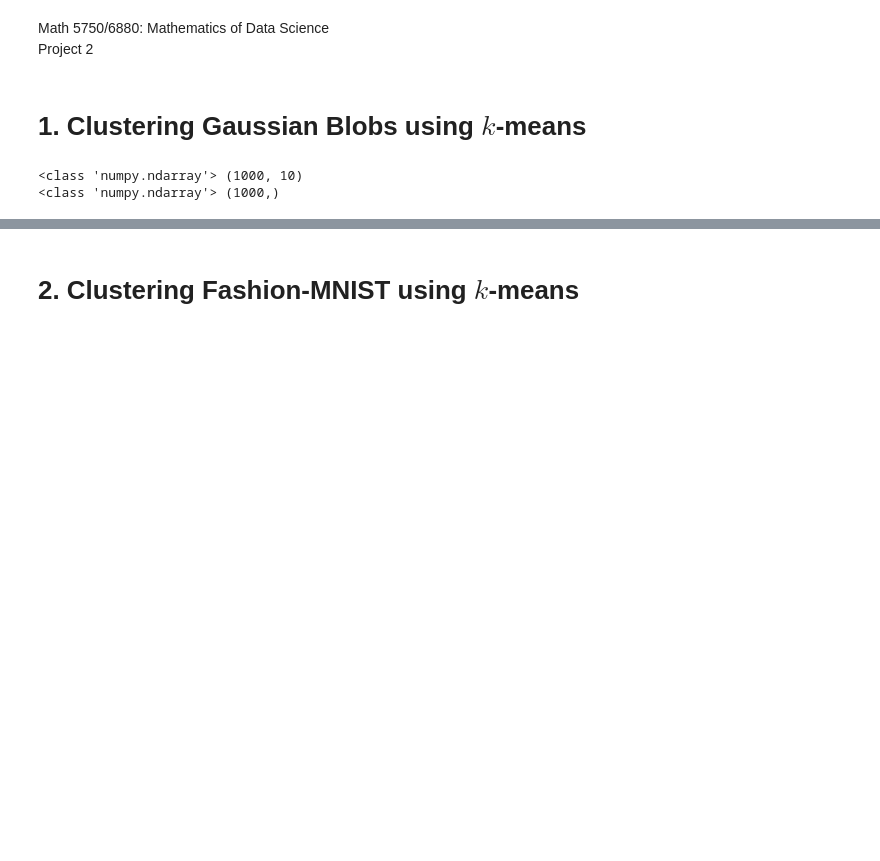
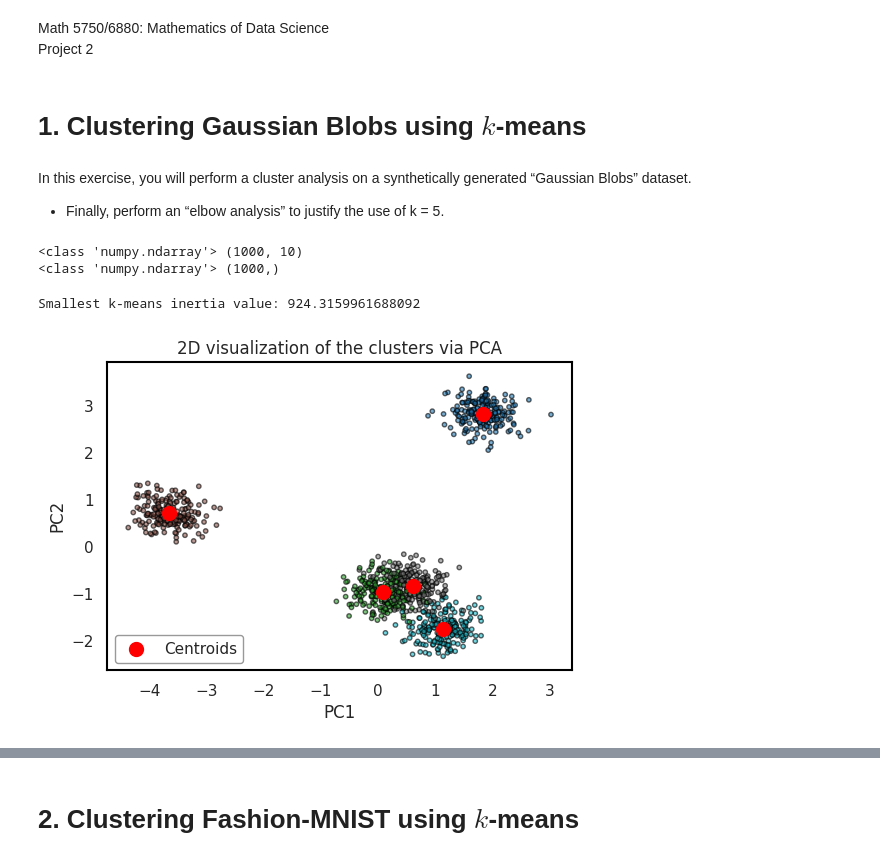
Before and after one commit to kayleepho/MATH-5750-Project-2, a Jupyter notebook: project2.ipynb, the cells around one changed output, grey strips where cells are left out. Saved outputs shown, nothing was run; the diff lists cells and outputs as text; code cells hidden in the pictures; blank space fills up the shorter version.

```diff
--- a/project2.ipynb
+++ b/project2.ipynb
@@ -3,5 +3,8 @@ Math 5750/6880: Mathematics of Data Science \
 Project 2
 # %% [markdown]
 # 1. Clustering Gaussian Blobs using $k$-means
+# %% [markdown]
+In this exercise, you will perform a cluster analysis on a synthetically generated “Gaussian Blobs” dataset.
+- Finally, perform an “elbow analysis” to justify the use of k = 5.
 # %%
 import numpy as np
@@ -26,0 +34,40 @@ print(type(y_true),y_true.shape)
+# %%
+# Perform a k-means cluster analysis with k = 5. Report the smallest k-means inertia value.
+kmeans = KMeans(n_clusters=5, n_init=50, random_state=1).fit(X)
+print("Smallest k-means inertia value:", kmeans.inertia_)
+# %% [output]
+Smallest k-means inertia value: 924.3159961688092
+# %%
+# Make a 2D visualization of the clusters via PCA
+# Including both the clusters (colored by cluster) and the cluster centers.
+# Reduce data to 2D for visualization
+pca = PCA(n_components=2)
+X_pca = pca.fit_transform(X)
+centers_pca = pca.transform(kmeans.cluster_centers_)
+
+# Plot the clusters and cluster centers
+plt.figure(figsize=(6,4), facecolor="white")
+ax = plt.gca()
+ax.set_facecolor("white")
+
+for spine in ax.spines.values():
+    spine.set_edgecolor("black")
+    spine.set_linewidth(1.5)
+
+# Plot data points
+plt.scatter(X_pca[:,0], X_pca[:,1], c=kmeans.labels_,
+            cmap="tab10", s=10, edgecolor="black", alpha=0.6)
+
+# Plot red dot centroids
+plt.scatter(
+    centers_pca[:,0], centers_pca[:,1],
+    c="red", s=90, marker="o", linewidth=1.5, label="Centroids"
+)
+
+plt.title("2D visualization of the clusters via PCA")
+plt.legend(loc="lower left", facecolor="white", edgecolor="gray")
+plt.xlabel("PC1")
+plt.ylabel("PC2")
+plt.show()
+# %% [output]
+[figure, added]
```
Also changed, not shown: parts of 11 cells of this notebook.
